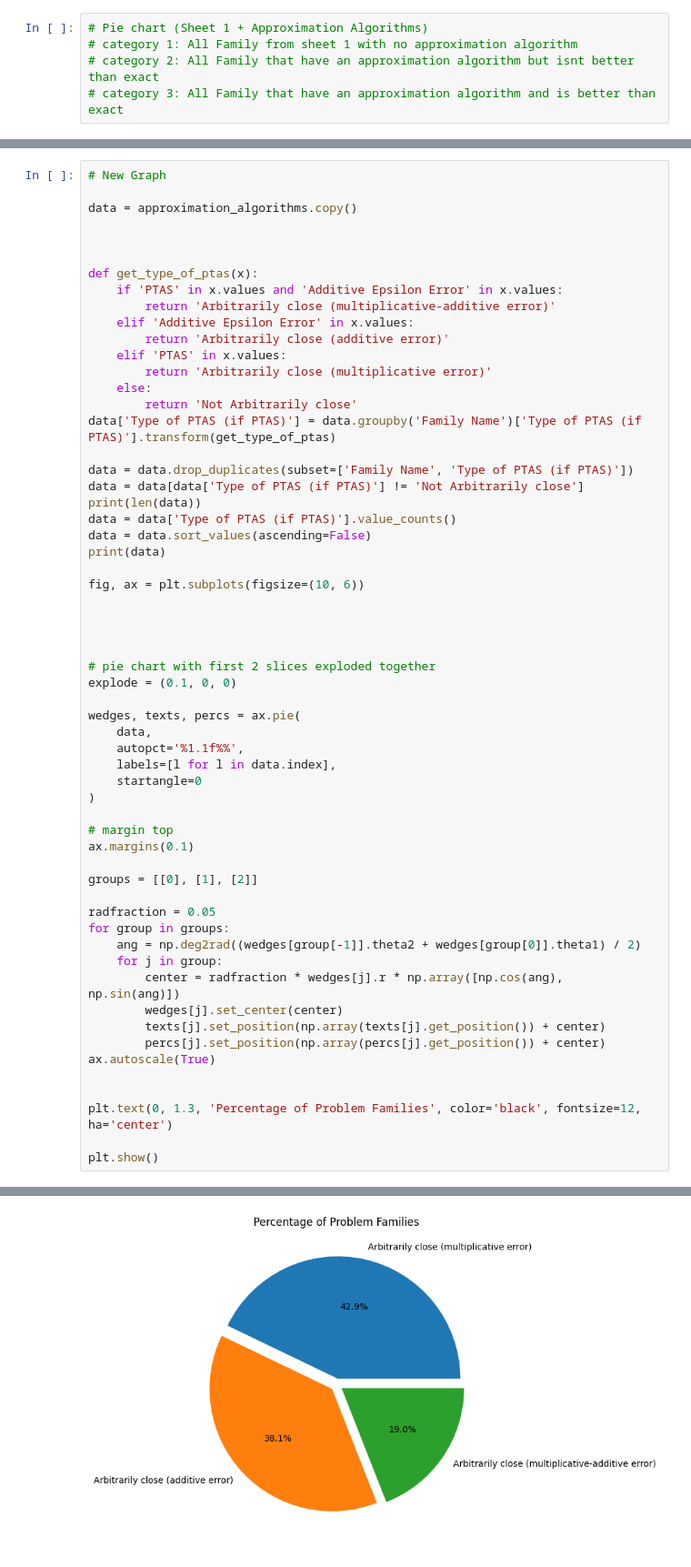
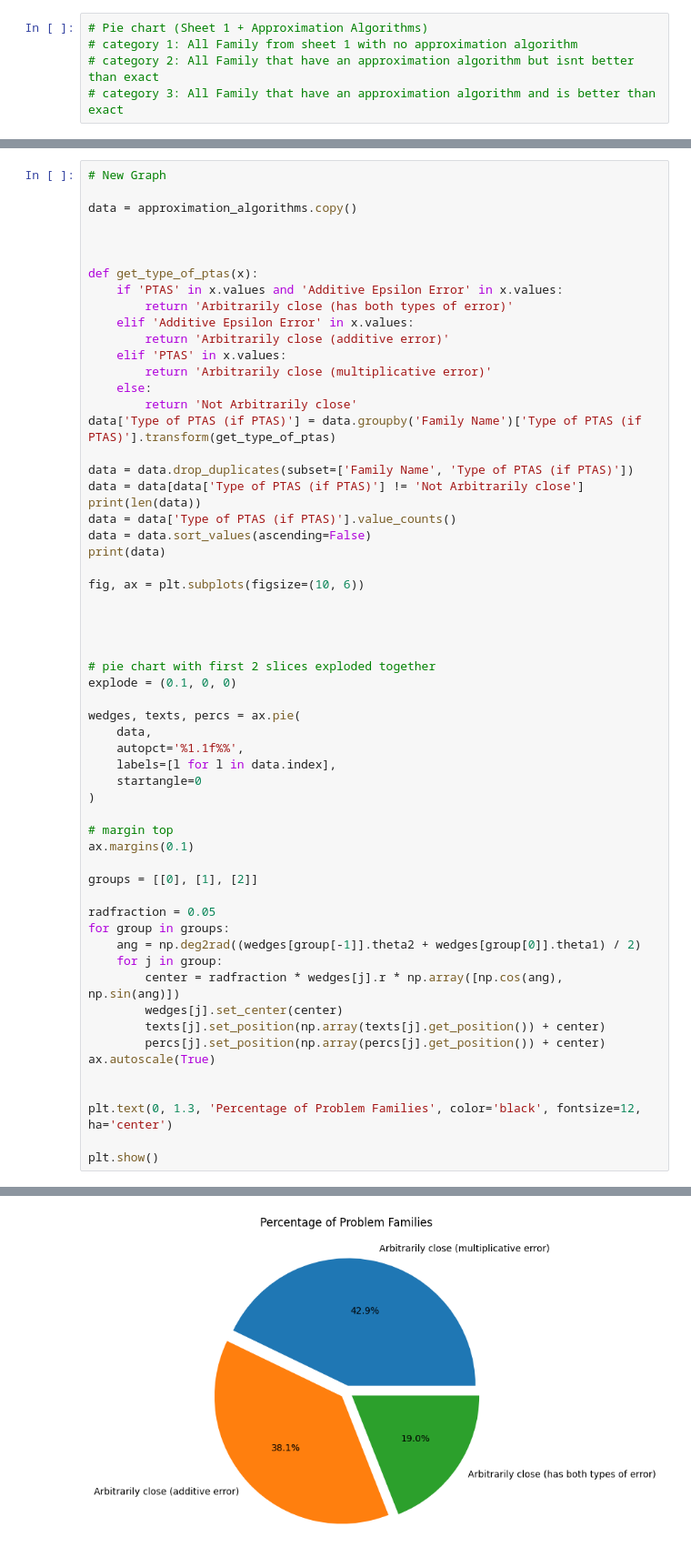
Before and after one commit to andrewlucasgs/approximation-algorithms, a Jupyter notebook: family_type_of_ptas copy.ipynb, the cells around one changed output, grey strips where cells are left out. Shown at 91% size. Drawn from its saved outputs; the diff is of its cells as text.

Commit message:
Add new graphs

```diff
--- a/family_type_of_ptas copy.ipynb
+++ b/family_type_of_ptas copy.ipynb
@@ -309,7 +309,7 @@ data = approximation_algorithms.copy()
 
 def get_type_of_ptas(x):
     if 'PTAS' in x.values and 'Additive Epsilon Error' in x.values:
-        return 'Arbitrarily close (multiplicative-additive error)'
+        return 'Arbitrarily close (has both types of error)'
     elif 'Additive Epsilon Error' in x.values:
         return 'Arbitrarily close (additive error)'
     elif 'PTAS' in x.values:
@@ -368,5 +368,5 @@ Arbitrarily close (multiplicative-additive error)    4
 Name: count, dtype: int64
-[figure, old version]
+[figure, new version]
 # %%
 # New Graph
 
```
Also changed, not shown: parts of 5 cells of this notebook, 7 other files.
